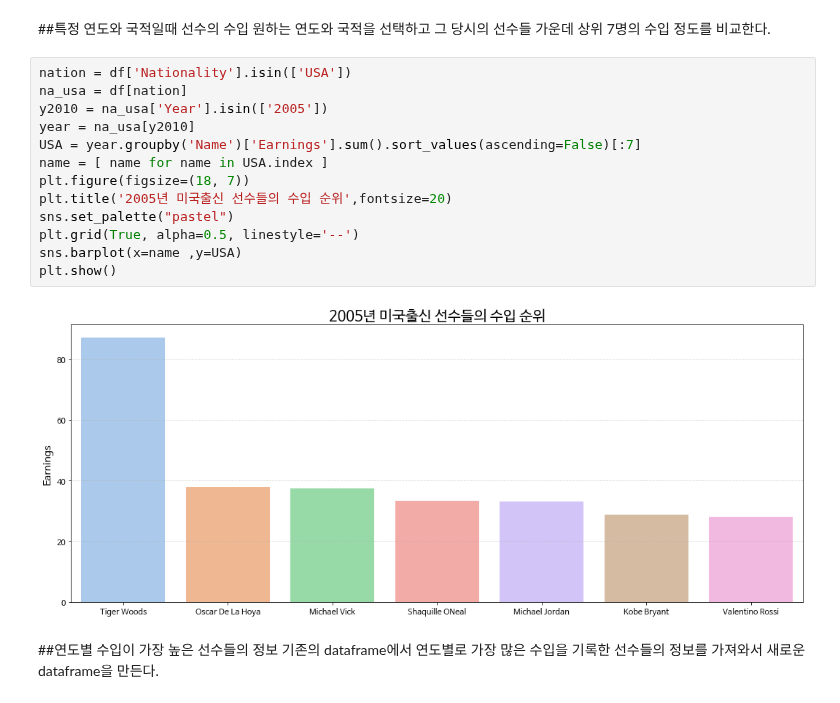
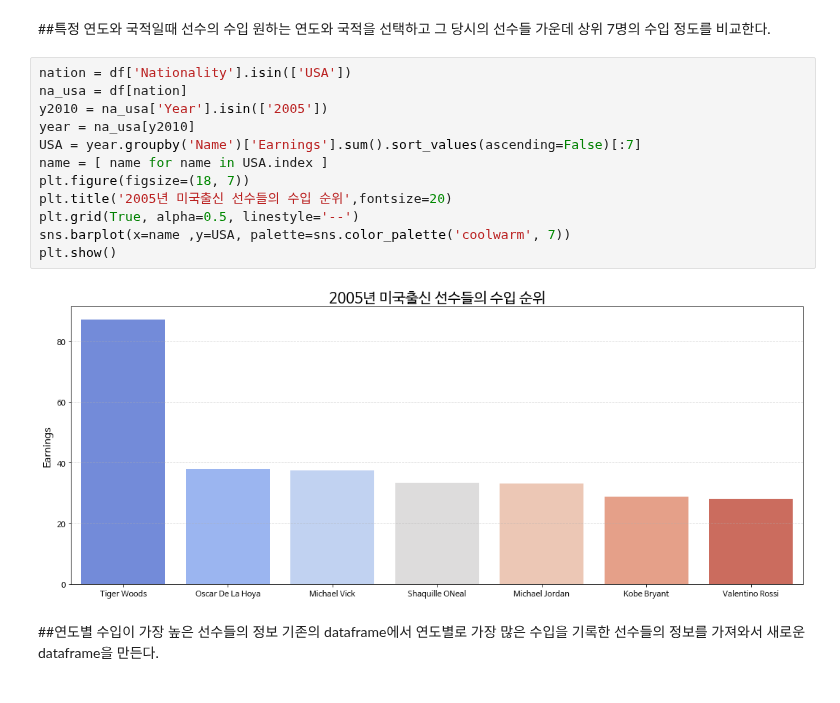
Before and after one commit to gjsin1105/DAP__, a Jupyter notebook: FinalProject(201811895).ipynb, the cells around one changed output. Drawn from its saved outputs; the diff is of its cells as text.

```diff
--- a/FinalProject(201811895).ipynb
+++ b/FinalProject(201811895).ipynb
@@ -196,18 +196,17 @@ plt.show()
 # %%
 nation = df['Nationality'].isin(['USA'])
 na_usa = df[nation]
 y2010 = na_usa['Year'].isin(['2005'])
 year = na_usa[y2010]
 USA = year.groupby('Name')['Earnings'].sum().sort_values(ascending=False)[:7]
 name = [ name for name in USA.index ]
 plt.figure(figsize=(18, 7))
 plt.title('2005년 미국출신 선수들의 수입 순위',fontsize=20)
-sns.set_palette("pastel")
 plt.grid(True, alpha=0.5, linestyle='--')
-sns.barplot(x=name ,y=USA)
+sns.barplot(x=name ,y=USA, palette=sns.color_palette('coolwarm', 7))
 plt.show()
 # %% [output]
-[figure, old version]
+[figure, new version]
 # %% [markdown]
 ##연도별 수입이 가장 높은 선수들의 정보
 기존의 dataframe에서 연도별로 가장 많은 수입을 기록한 선수들의 정보를 가져와서 새로운 dataframe을 만든다.
```
Also changed, not shown: parts of 1 cell of this notebook.
